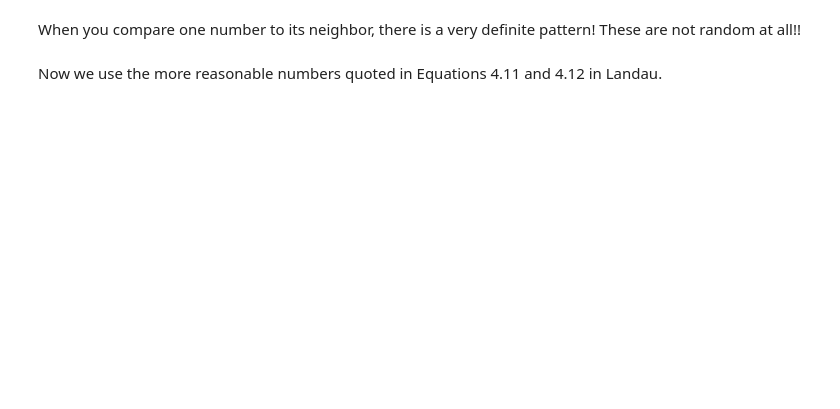
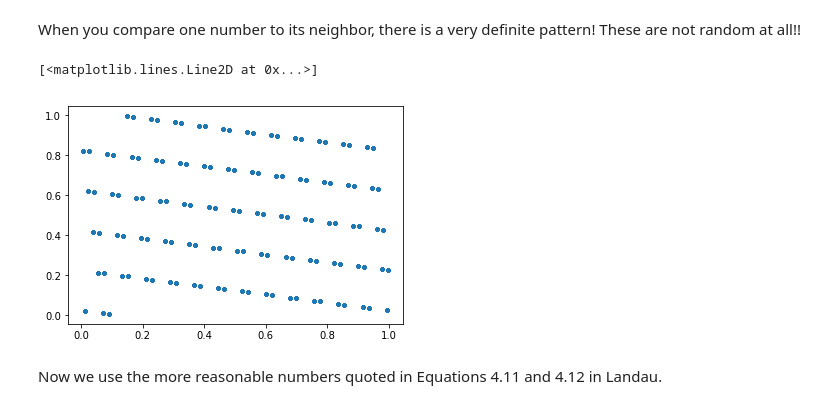
Before and after one commit to blanton144/computational, a Jupyter notebook: docs/notebooks/random.ipynb, the cells around one changed output. Cells and saved outputs as stored; diff of their text form; code cells hidden in the pictures; blank space fills up the shorter version.

```diff
--- a/docs/notebooks/random.ipynb
+++ b/docs/notebooks/random.ipynb
@@ -10,8 +10,8 @@ Here we show a particularly bad version of the linear congruent method.
 nrandom = 10
 x = np.zeros(nrandom, dtype=np.int32)
 M = np.int32(256)
-c = np.int32(3)
-a = np.int32(5)
+c = np.int32(877)
+a = np.int32(567859)
 # %%
 x[0] = 15
 for indx in np.arange(nrandom - 1):
@@ -42,7 +58,10 @@ plt.plot(x, '.')
 # %% [markdown]
 When you compare one number to its neighbor, there is a very definite pattern! These are not random at all!!
 # %%
-plt.plot(x[0:-2], x[1:-1], '.')
+plt.plot(x[0:-1], x[1:], '.')
+# %% [output]
+[<matplotlib.lines.Line2D at 0x...>]
+[figure, added]
 # %% [markdown]
 Now we use the more reasonable numbers quoted in Equations 4.11 and 4.12 in Landau.
 # %%
```
Also changed, not shown: parts of 18 cells of this notebook, 10 other files.
